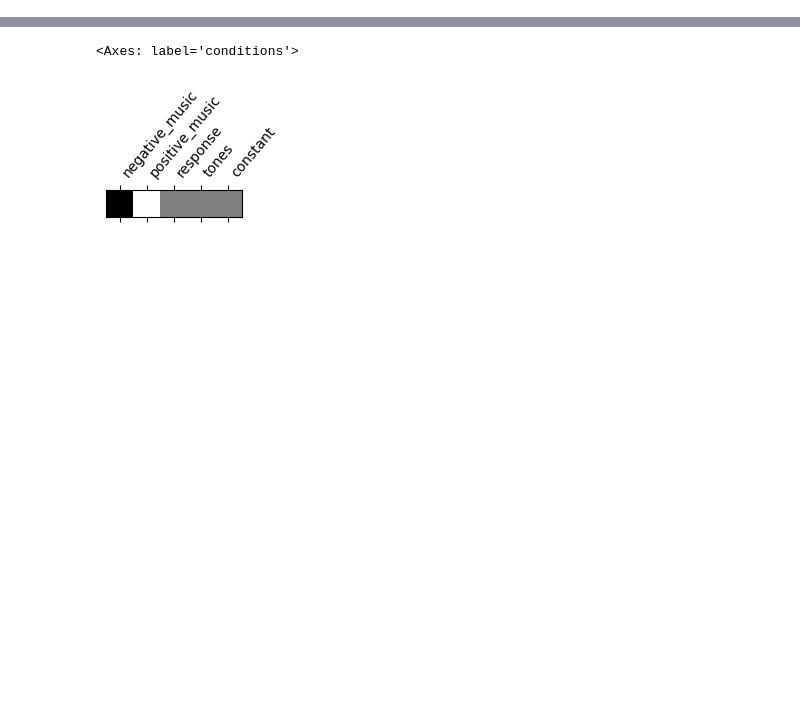
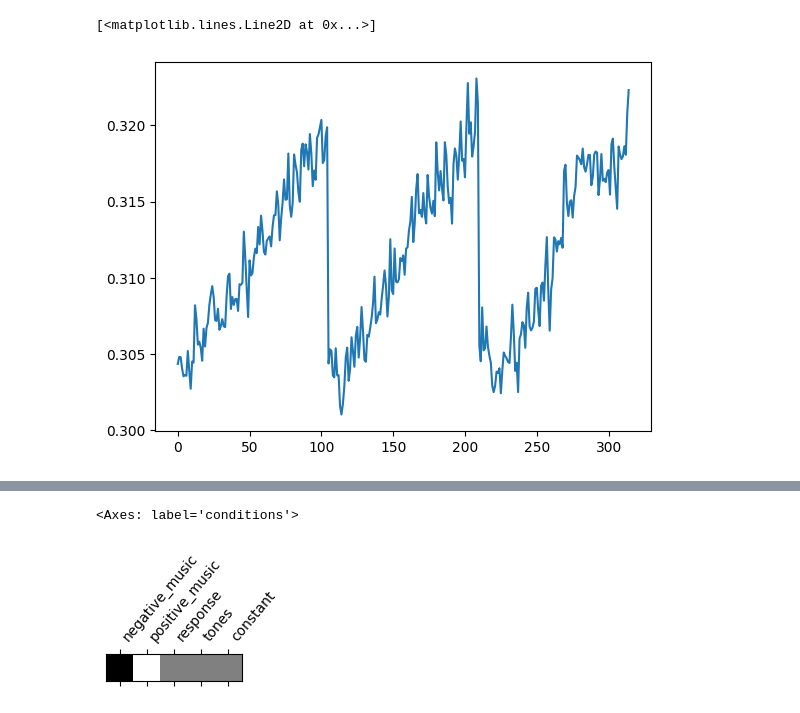
Before and after one commit to NicolasRR/NSSP, a Jupyter notebook: glm.ipynb, the cells around one changed output, grey strips where cells are left out. Cells and saved outputs as stored; diff of their text form; code cells hidden in the pictures; blank space fills up the shorter version.

```diff
--- a/glm.ipynb
+++ b/glm.ipynb
@@ -40,5 +47,5 @@ flirt_path = op.join(preproc_root, 'sub-{}'.format(subject_id), 'anat', 'sub-{}_
 # %%
-target_path = op.join(preproc_root, 'sub-control01', 'func', 'sub-control01_task-music_concat_bold_moco_bbr_std_smoothed-6mm.nii')
+target_path = f"{preproc_root}/sub-control01/func/sub-control01_task-music_concat_bold_moco_bbr_std_smoothed-6mm.nii.gz"
 # %%
 from nilearn.image import concat_imgs, mean_img
 fmri_img = nib.load(target_path)
@@ -103,3 +94,8 @@ TR = data['RepetitionTime']
+# %%
+plt.plot(fmri_img.get_fdata().mean(axis=(0,1,2)))
+# %% [output]
+[<matplotlib.lines.Line2D at 0x...>]
+[figure, added]
 # %%
 from nilearn.glm.first_level import make_first_level_design_matrix, FirstLevelModel
 
```
Also changed, not shown: parts of 38 cells of this notebook, 2 other files.
